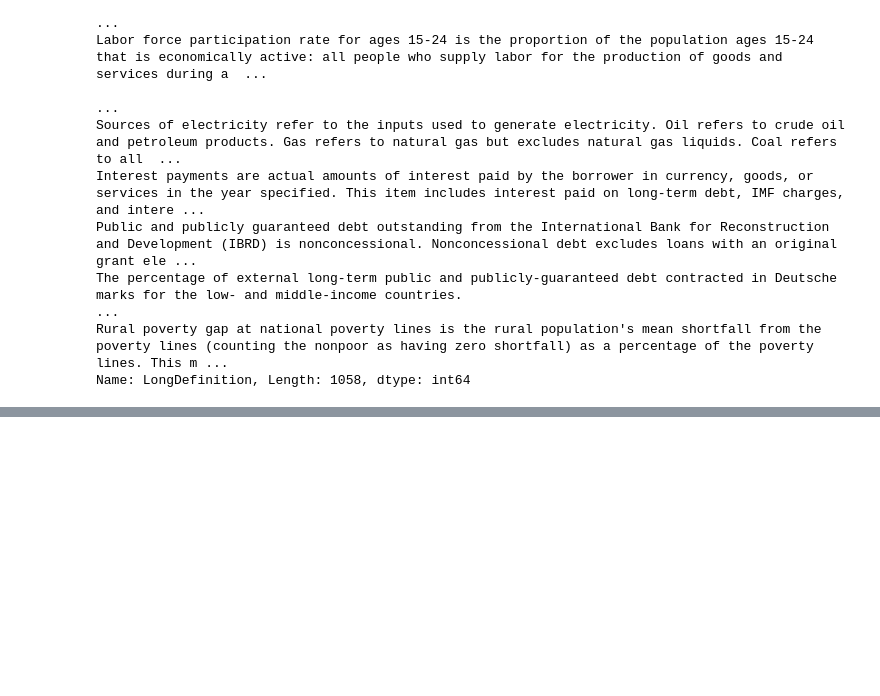
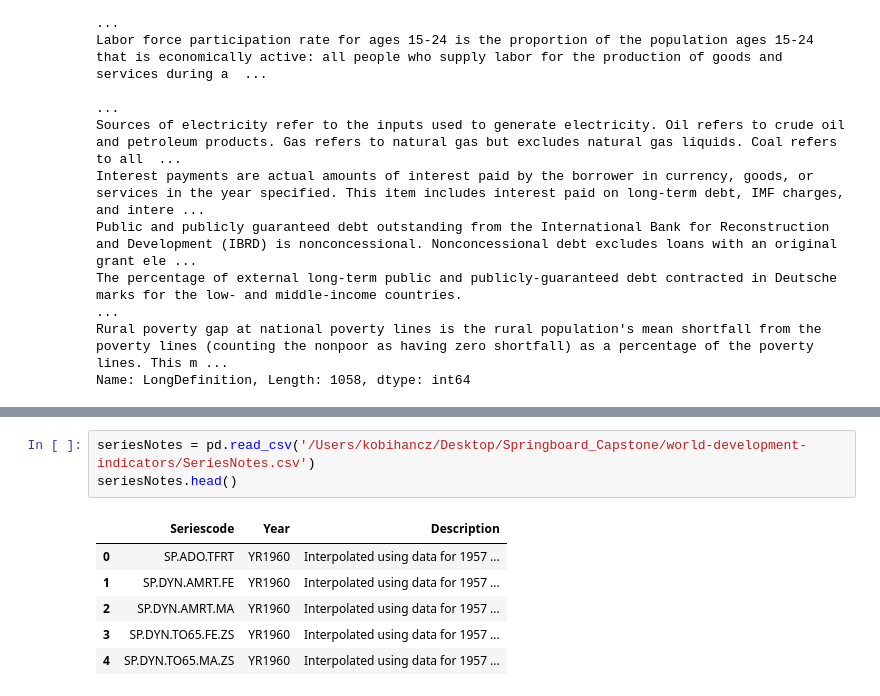
Before and after one commit to kobihancz/Springboard-Capstone, a Jupyter notebook: Springboard_Capstone_Data_Exploration.ipynb, the cells around one changed output, grey strips where cells are left out. Saved outputs shown, nothing was run; the diff lists cells and outputs as text; blank space fills up the shorter version.

```diff
--- a/Springboard_Capstone_Data_Exploration.ipynb
+++ b/Springboard_Capstone_Data_Exploration.ipynb
@@ -261,0 +313,10 @@ Name: LongDefinition, Length: 1058, dtype: int64
+# %%
+seriesNotes = pd.read_csv('/Users/kobihancz/Desktop/Springboard_Capstone/world-development-indicators/SeriesNotes.csv')
+seriesNotes.head()
+# %% [output]
+|  | Seriescode | Year | Description |
+| 0 | SP.ADO.TFRT | YR1960 | Interpolated using data for 1957 ... |
+| 1 | SP.DYN.AMRT.FE | YR1960 | Interpolated using data for 1957 ... |
+| 2 | SP.DYN.AMRT.MA | YR1960 | Interpolated using data for 1957 ... |
+| 3 | SP.DYN.TO65.FE.ZS | YR1960 | Interpolated using data for 1957 ... |
+| 4 | SP.DYN.TO65.MA.ZS | YR1960 | Interpolated using data for 1957 ... |
```
Also changed, not shown: parts of 14 cells of this notebook.
